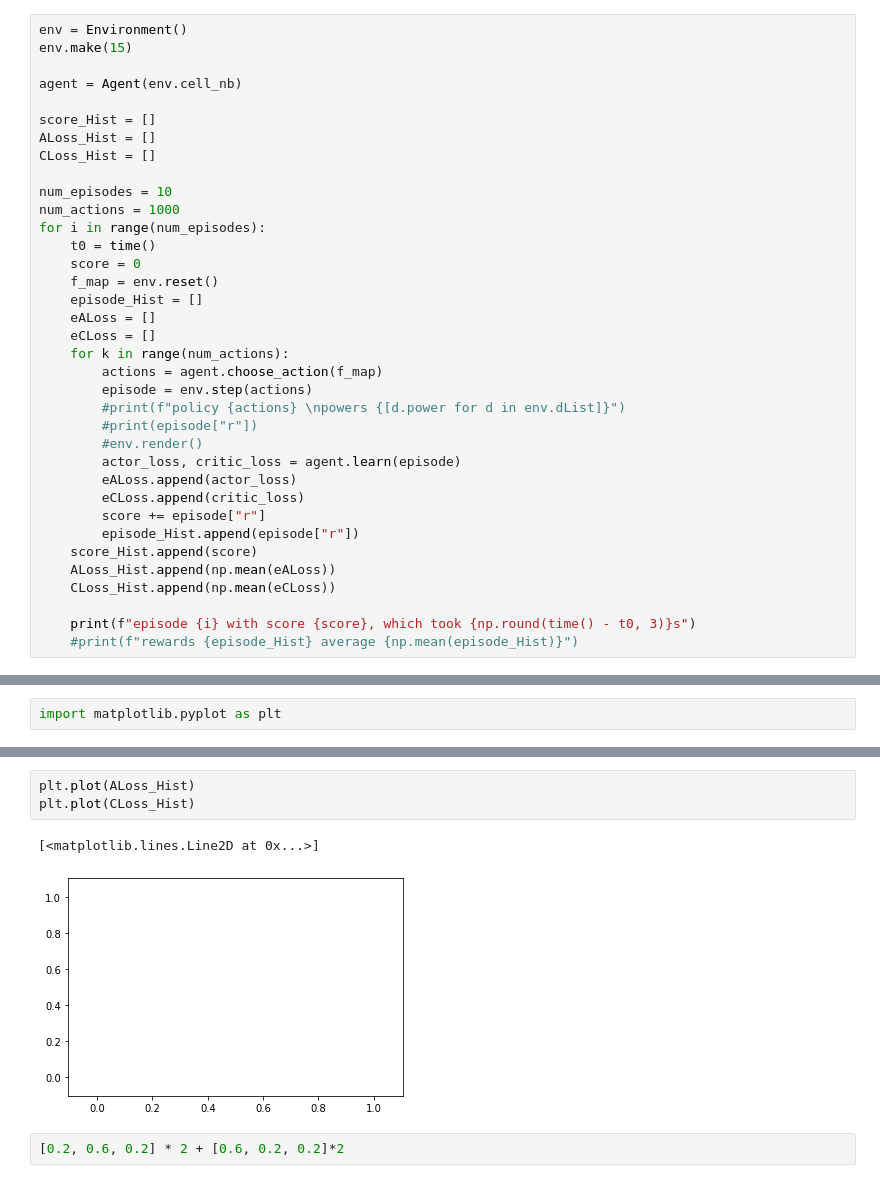
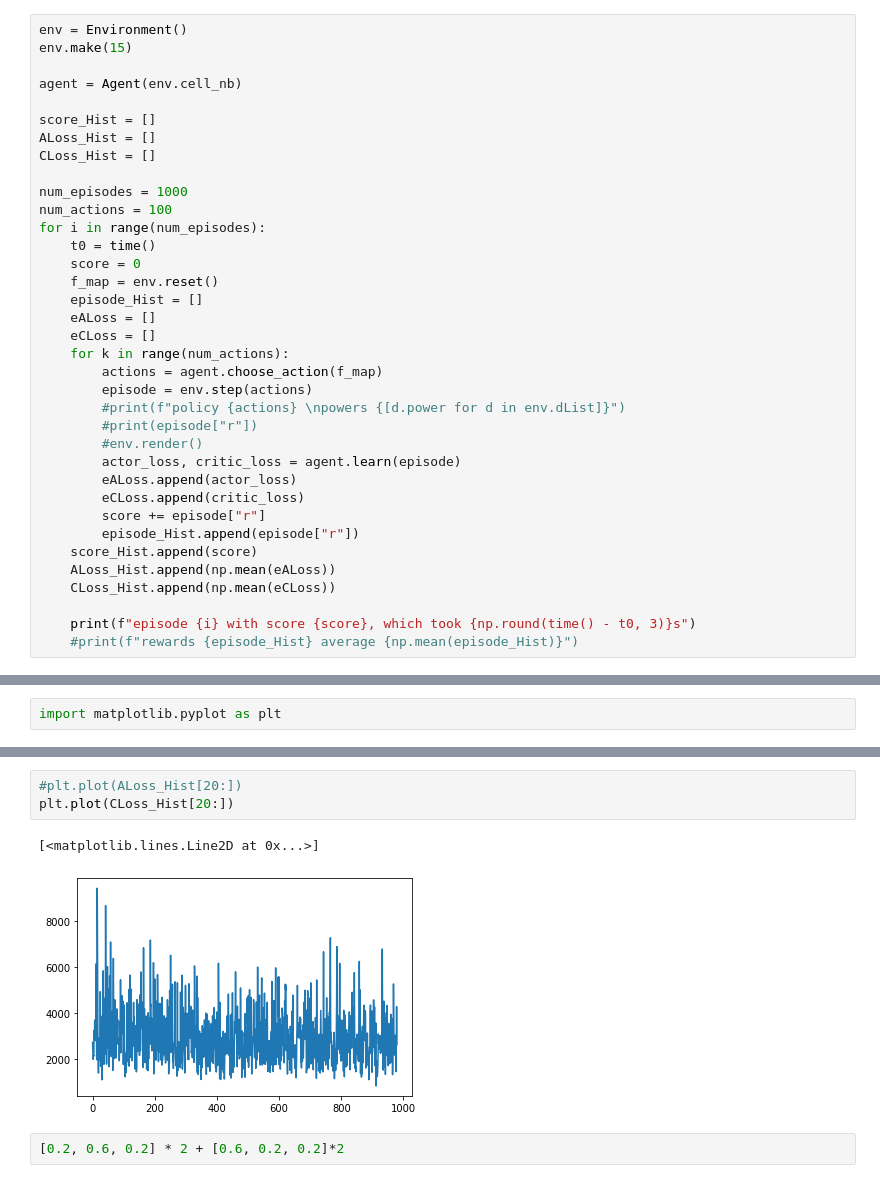
Before and after one commit to jeremygatineau/ICL-DeepRL-wireless-power-allocation, a Jupyter notebook: GridControl/test.ipynb, the cells around one changed output, grey strips where cells are left out. Drawn from its saved outputs; the diff is of its cells as text.

```diff
--- a/GridControl/test.ipynb
+++ b/GridControl/test.ipynb
@@ -25,8 +25,8 @@ score_Hist = []
 ALoss_Hist = []
 CLoss_Hist = []
 
-num_episodes = 10
-num_actions = 1000
+num_episodes = 1000
+num_actions = 100
 for i in range(num_episodes):
     t0 = time()
     score = 0
@@ -83,9 +82,9 @@ plt.legend(["Score", "ALoss", "CLoss"])
 # %%
-plt.plot(ALoss_Hist)
-plt.plot(CLoss_Hist)
+#plt.plot(ALoss_Hist[20:])
+plt.plot(CLoss_Hist[20:])
 # %% [output]
 [<matplotlib.lines.Line2D at 0x...>]
-[figure, old version]
+[figure, new version]
 # %%
 [0.2, 0.6, 0.2] * 2 + [0.6, 0.2, 0.2]*2
 # %% [output]
```
Also changed, not shown: parts of 2 cells of this notebook, 11 other files.
